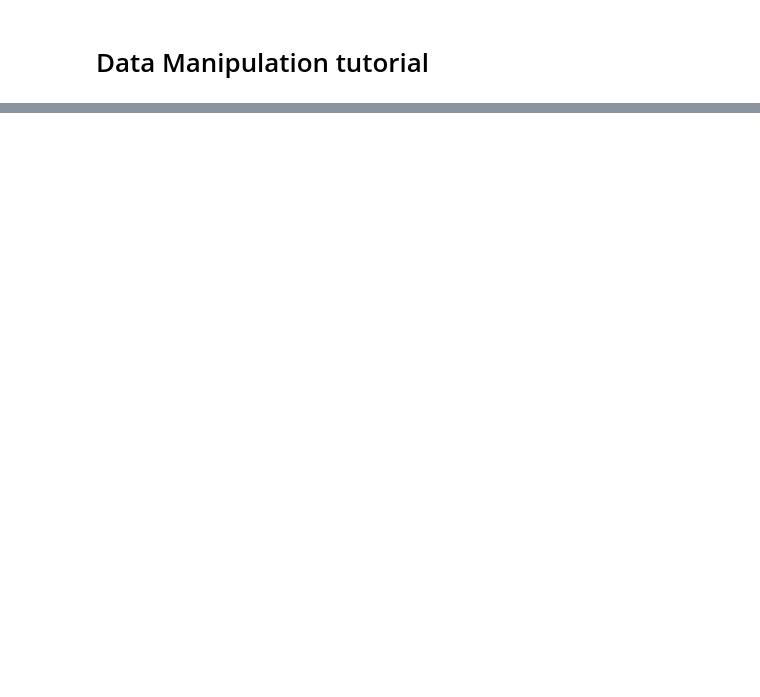
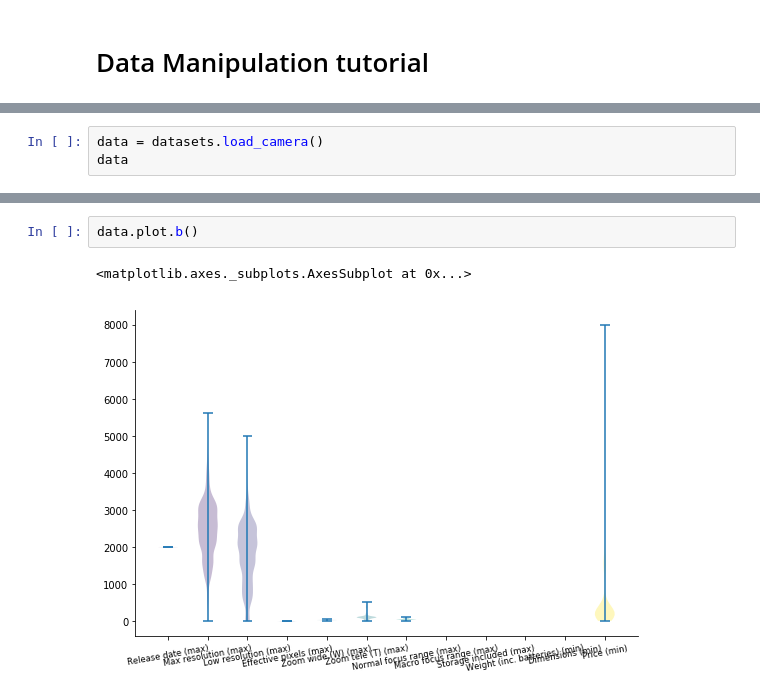
Before and after one commit to quatrope/scikit-criteria, a Jupyter notebook: doc/source/tutorial/data.ipynb, the cells around one changed output, grey strips where cells are left out. Saved outputs shown, nothing was run; the diff lists cells and outputs as text; blank space fills up the shorter version.

```diff
--- a/doc/source/tutorial/data.ipynb
+++ b/doc/source/tutorial/data.ipynb
@@ -10,0 +8,3 @@ skcriteria.Data([[1,2,3], [4, 5, 6]], [MAX, MIN, MIN], weights=[.25, .25, .50])
+# %%
+data = datasets.load_camera()
+data
@@ -10,0 +29,5 @@ skcriteria.Data([[1,2,3], [4, 5, 6]], [MAX, MIN, MIN], weights=[.25, .25, .50])
+# %%
+data.plot.b()
+# %% [output]
+<matplotlib.axes._subplots.AxesSubplot at 0x...>
+[figure, added]
```
Also changed, not shown: parts of 3 cells of this notebook.
